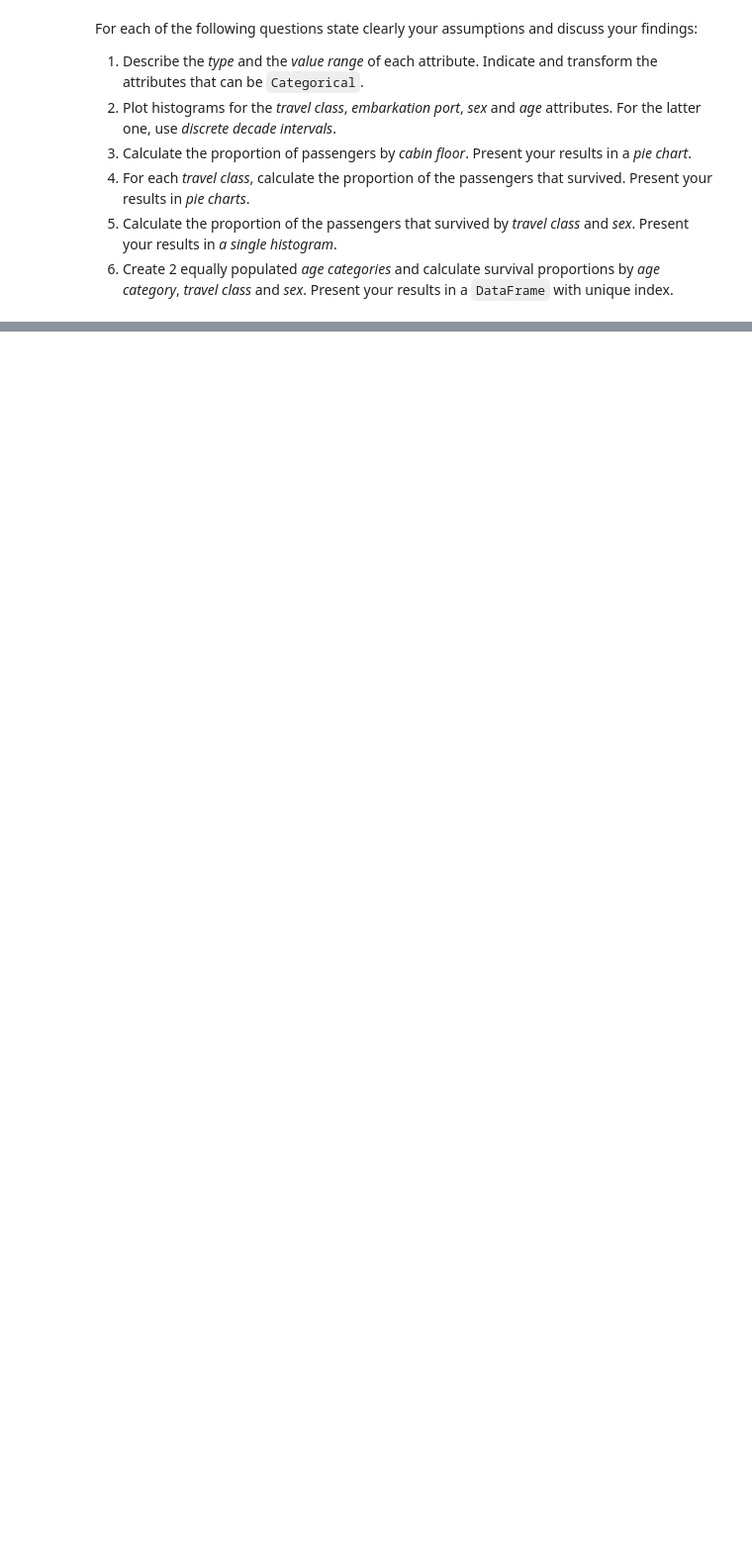
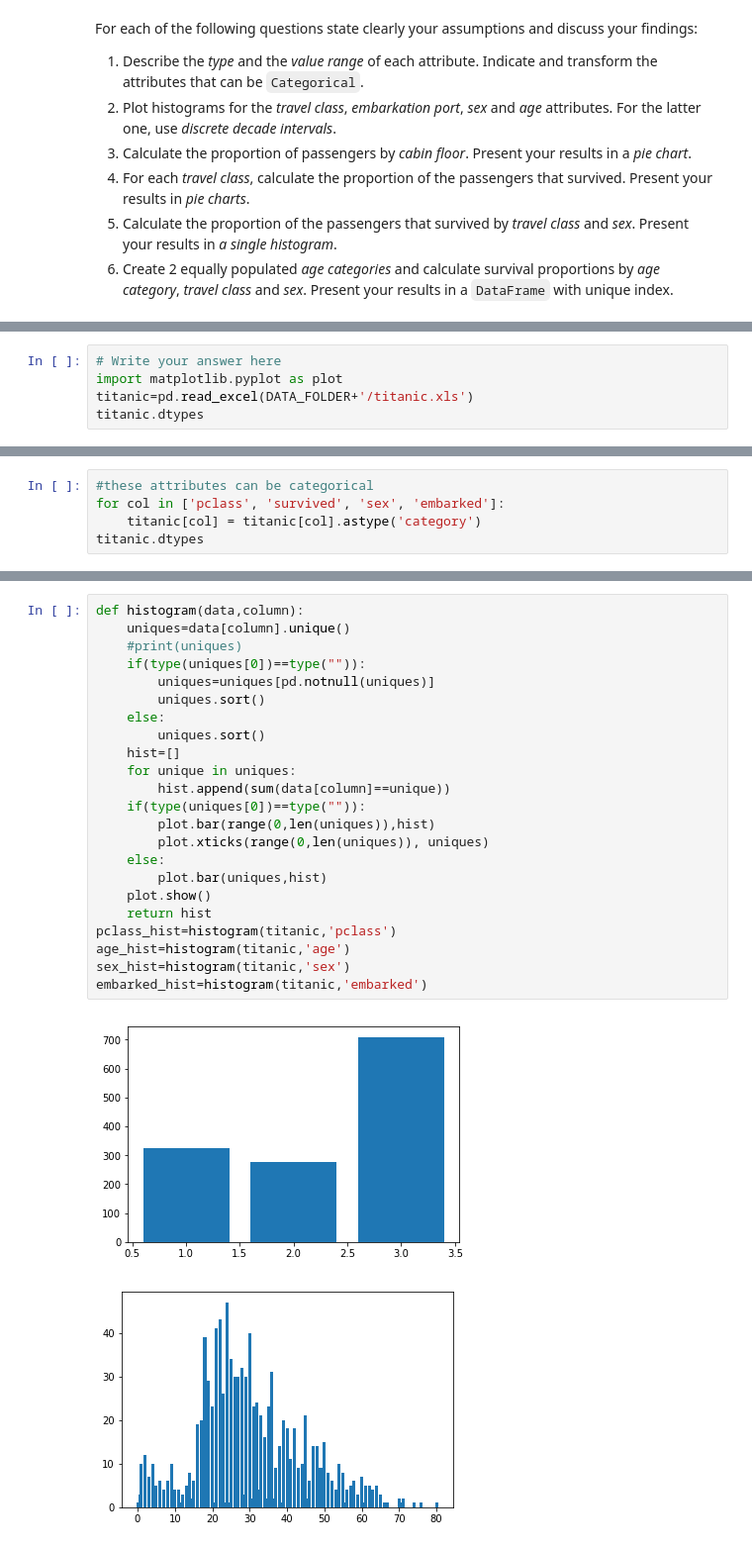
Before and after one commit to antonino-barbera/seanbi, a Jupyter notebook: HW1/Homework 1.ipynb, the cells around one changed output, grey strips where cells are left out. Shown at 99% size. Saved outputs shown, nothing was run; the diff lists cells and outputs as text; blank space fills up the shorter version.

```diff
--- a/HW1/Homework 1.ipynb
+++ b/HW1/Homework 1.ipynb
@@ -290,0 +293,5 @@ For each of the following questions state clearly your assumptions and discuss y
+# %%
+# Write your answer here
+import matplotlib.pyplot as plot
+titanic=pd.read_excel(DATA_FOLDER+'/titanic.xls')
+titanic.dtypes
@@ -290,0 +326,5 @@ For each of the following questions state clearly your assumptions and discuss y
+# %%
+#these attributes can be categorical
+for col in ['pclass', 'survived', 'sex', 'embarked']:
+    titanic[col] = titanic[col].astype('category')
+titanic.dtypes
@@ -290,0 +349,26 @@ For each of the following questions state clearly your assumptions and discuss y
+# %%
+def histogram(data,column):
+    uniques=data[column].unique()
+    #print(uniques)
+    if(type(uniques[0])==type("")):
+        uniques=uniques[pd.notnull(uniques)]
+        uniques.sort()
+    else:
+        uniques.sort()
+    hist=[]
+    for unique in uniques:
+        hist.append(sum(data[column]==unique))
+    if(type(uniques[0])==type("")):
+        plot.bar(range(0,len(uniques)),hist)
+        plot.xticks(range(0,len(uniques)), uniques)
+    else:
+        plot.bar(uniques,hist)
+    plot.show()
+    return hist
+pclass_hist=histogram(titanic,'pclass')
+age_hist=histogram(titanic,'age')
+sex_hist=histogram(titanic,'sex')
+embarked_hist=histogram(titanic,'embarked')
+# %% [output]
+[figure, added]
+[figure, added]
```
Also changed, not shown: parts of 17 cells of this notebook, 3 other files.
